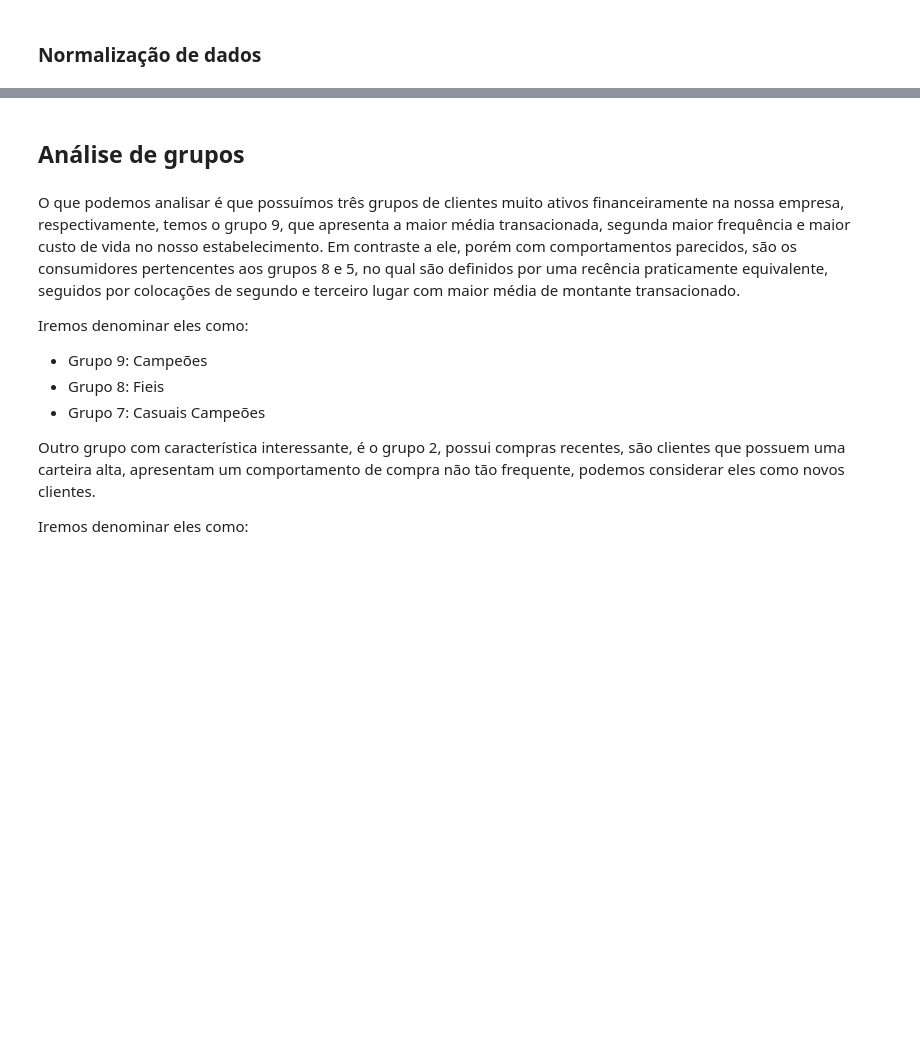
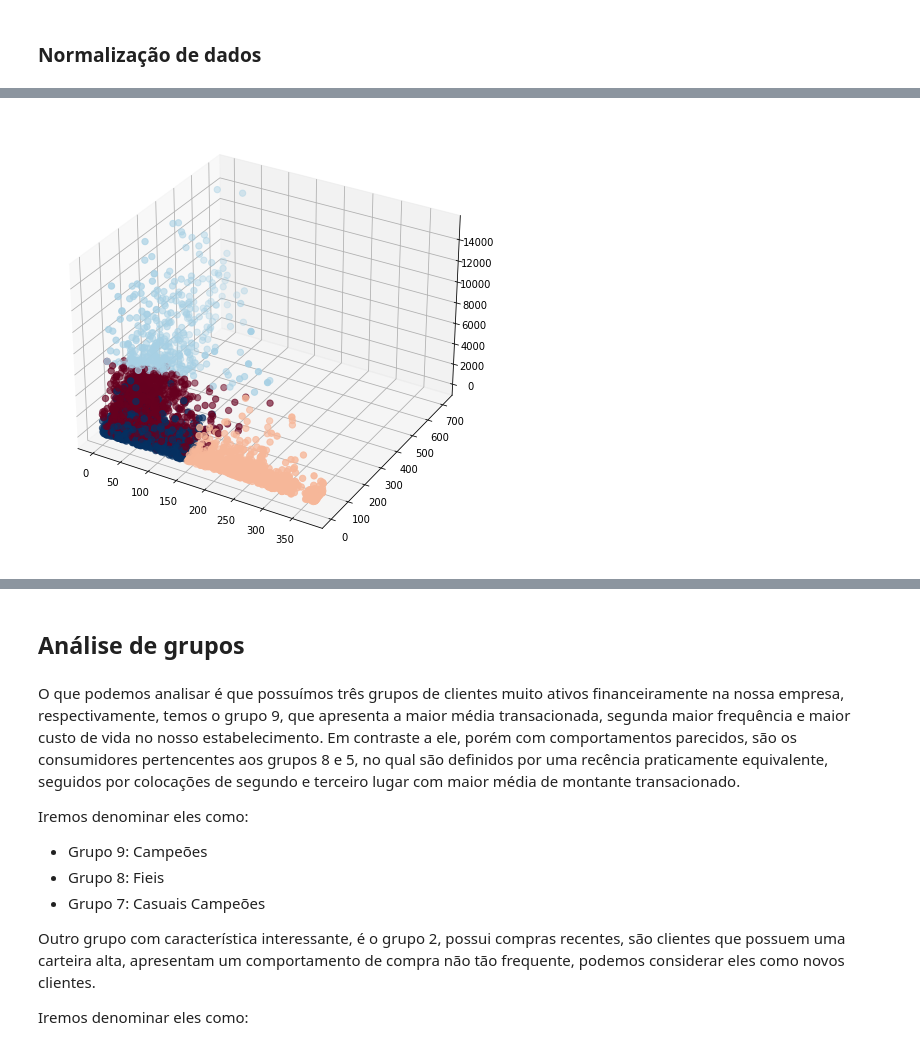
Before and after one commit to wander-asb/Customer_Segmentation, a Jupyter notebook: Segmentação_de_consumidores.ipynb, the cells around one changed output, grey strips where cells are left out. Cells and saved outputs as stored; diff of their text form; code cells hidden in the pictures; blank space fills up the shorter version.

```diff
--- a/Segmentação_de_consumidores.ipynb
+++ b/Segmentação_de_consumidores.ipynb
@@ -350 +429,14 @@ See the caveats in the documentation: https://pandas.pydata.org/pandas-docs/stab
+# %%
+fig = plt.figure(figsize=(16,8))
+ax = fig.add_subplot(111, projection='3d')
+x = np.array(rfm_dataframe['Recencia'])
+y = np.array(rfm_dataframe['Frequencia'])
+z = np.array(rfm_dataframe['Montante'])
+w = np.array(rfm_dataframe['Elasticidade'])
+
+ax.scatter(x, y, z, w, c=rfm_dataframe["Segmentacao"], s=40, cmap="RdBu")
+
+plt.show()
+# %% [output]
+[figure, added]
 # %%
```
Also changed, not shown: parts of 29 cells of this notebook.
